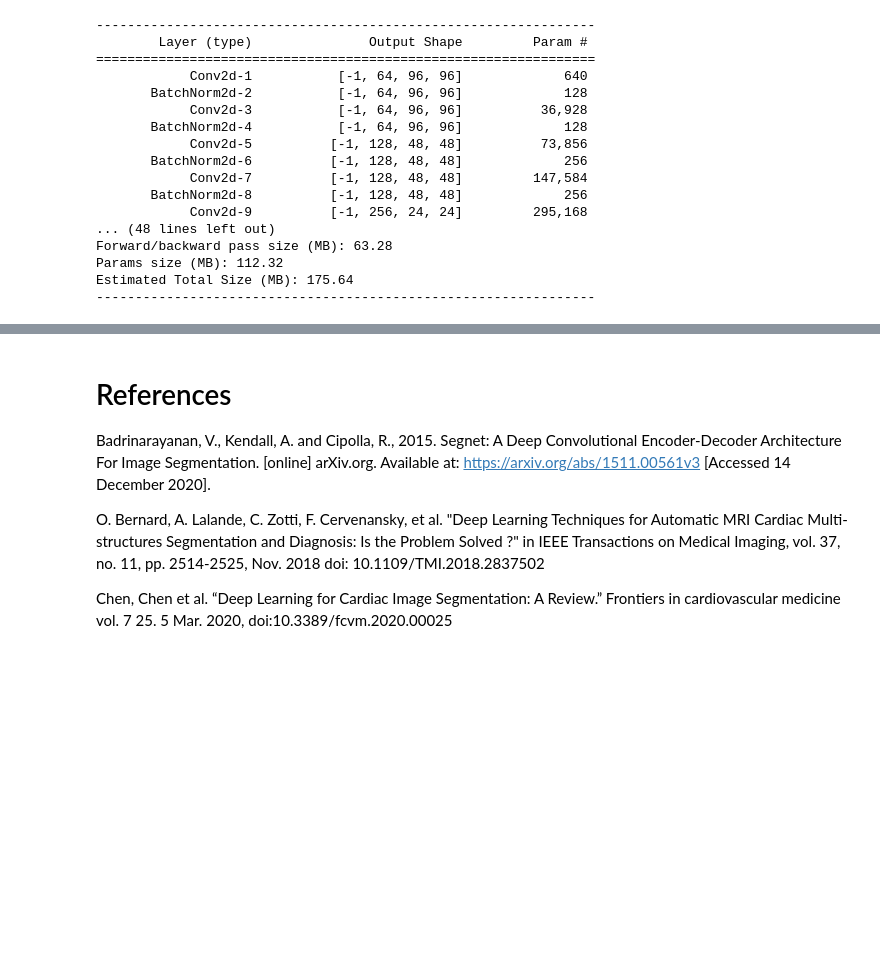
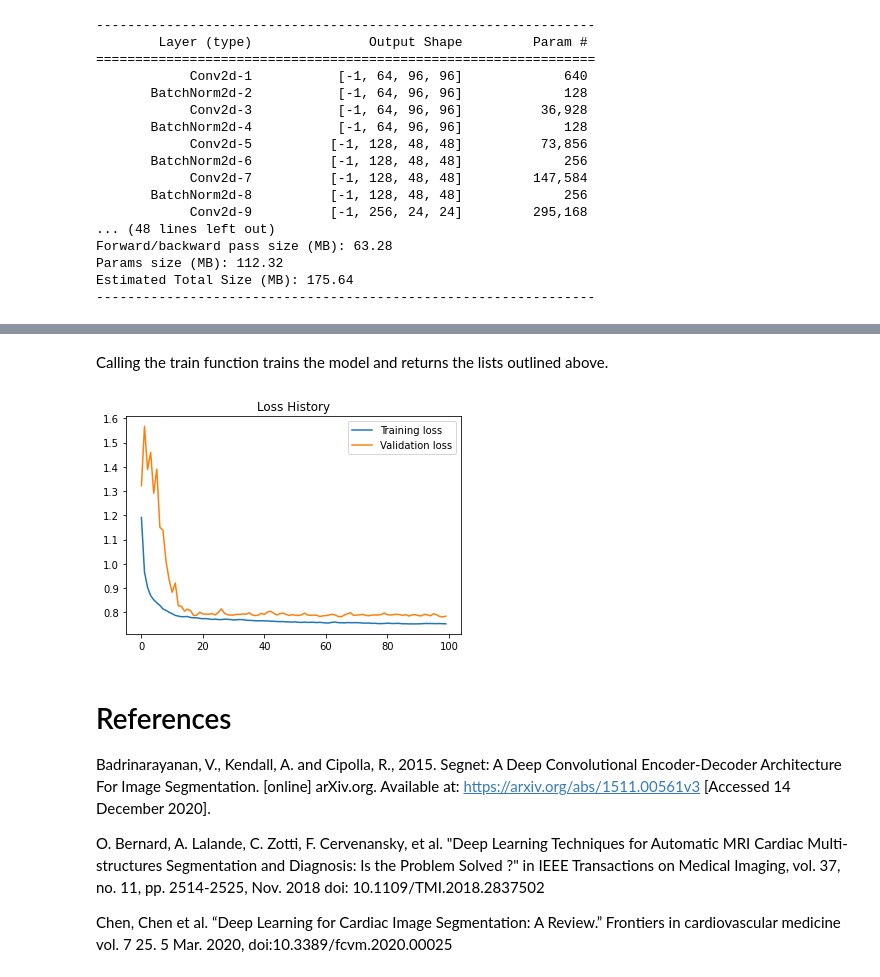
Before and after one commit to rohansampson/SemanticSegmentationSegNet, a Jupyter notebook: team15.ipynb, the cells around one changed output, grey strips where cells are left out. Saved outputs shown, nothing was run; the diff lists cells and outputs as text; code cells hidden in the pictures; blank space fills up the shorter version.

```diff
--- a/team15.ipynb
+++ b/team15.ipynb
@@ -332,5 +345,6 @@ if torch.cuda.is_available():
 #Initialise list to store loss over training
 train_loss = list()
 val_loss = list()
+dice_score = list()
 # %% [markdown]
 Below we define some helper functions:
@@ -362,18 +378,19 @@ def forward(img):
 # %%
 from torch.utils.data import DataLoader
+#create path to data
 data_path = './data/train'
 val_path = './data/val'
+#initialise number of workers and batch size for data loaders
 num_workers = 8
 batch_size = 10
+
+#load data into data loaders and put the into a dict type
 train_set = TrainDataset(data_path)
 val_set = TrainDataset(val_path)
 
 training_data_loader = DataLoader(dataset=train_set, num_workers=num_workers, batch_size=batch_size, shuffle=True)
-validating_data_loader = DataLoader(dataset=val_set, num_workers=num_workers, batch_size=20, shuffle=True)
+validating_data_loader = DataLoader(dataset=val_set, num_workers=num_workers, batch_size=80, shuffle=True)
 
 
 data_loader = {'train':training_data_loader,
               'validate':validating_data_loader}
-
-EPOCHS = 0
-Max_Epoch = 100
@@ -438,3 +498,15 @@ else:
+# %% [markdown]
+Calling the train function trains the model and returns the lists outlined above.
+# %%
+train_loss, val_loss, dice_score = train(data_loader, optimizer, loss_fn)
+# %%
+plt.plot(train_loss, label="Training loss")
+plt.plot(val_loss, label="Validation loss")
+plt.legend()
+plt.title("Loss History")
+plt.show()
+# %% [output]
+[figure, added]
 # %% [markdown]
 
 # References
```
Also changed, not shown: parts of 7 cells of this notebook.
